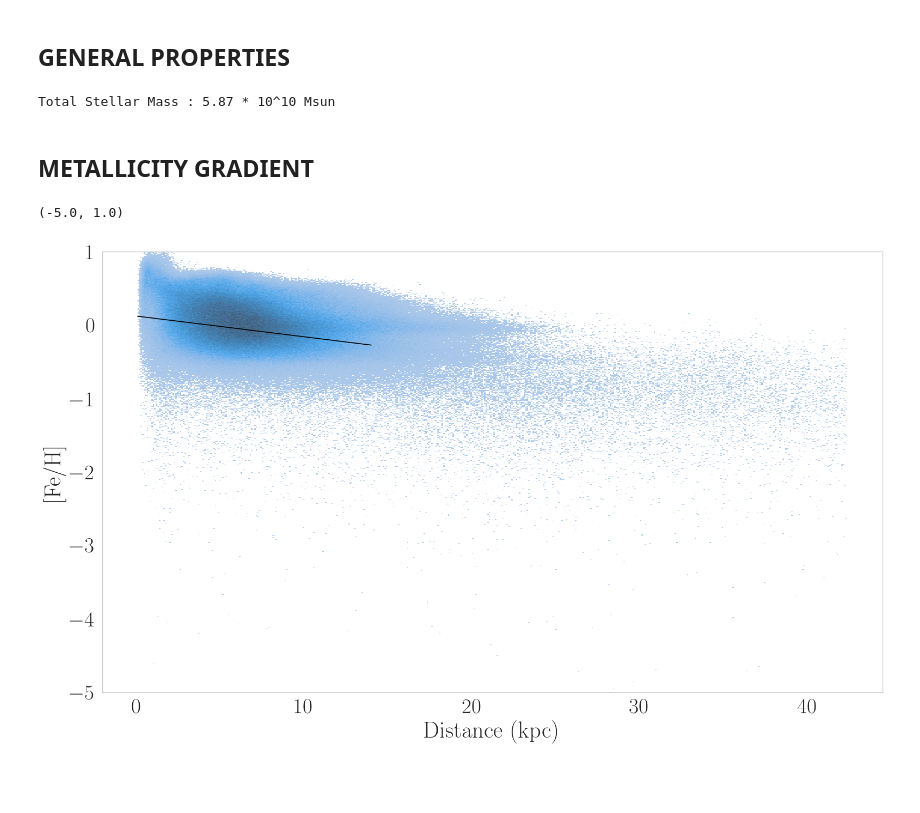
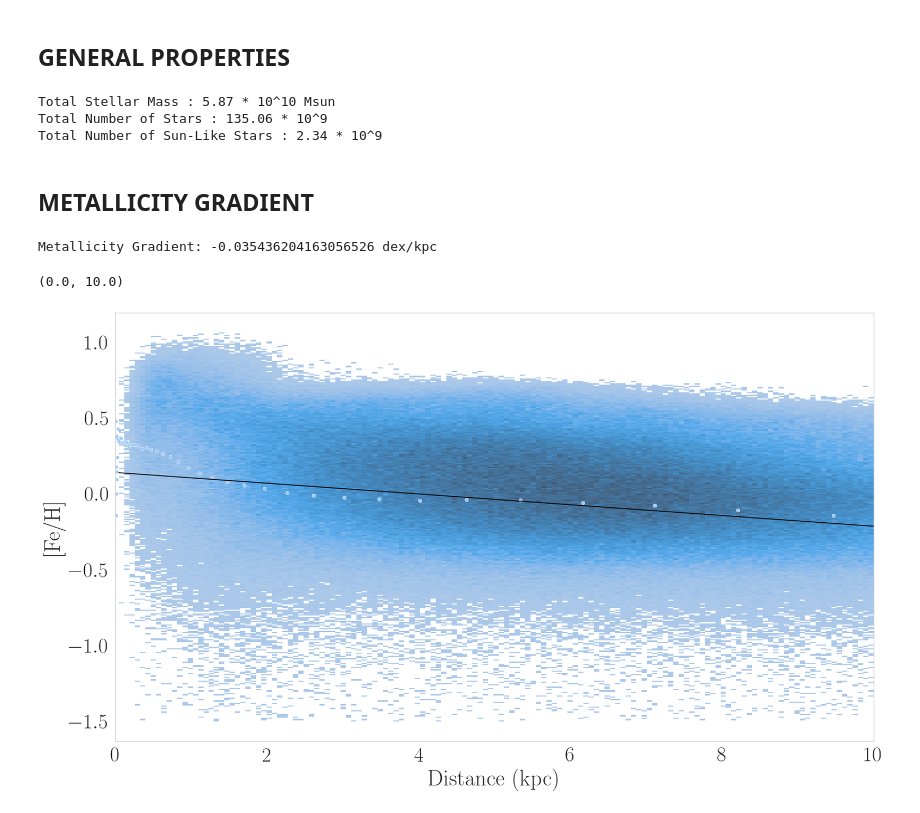
Before and after one commit to ChrisBoettner/skaro, a Jupyter notebook: notebooks/Galaxy_properties.ipynb, the cells around one changed output. Cells and saved outputs as stored; diff of their text form; code cells hidden in the pictures; blank space fills up the shorter version.

```diff
--- a/notebooks/Galaxy_properties.ipynb
+++ b/notebooks/Galaxy_properties.ipynb
@@ -30,11 +30,14 @@ from gallifrey.visualization.visualization_utils import (
 snapshot = 127
 resolution = 8192
 sim_id = "37_11"
+
+host_star_mass = 1
 # %%
 model = Model(
     snapshot=snapshot,
     resolution=resolution,
     sim_id=sim_id,
+    ngpps_star_masses=host_star_mass,
 )
 ds = model.ds
 mw = model.halo
@@ -75,8 +78,21 @@ print(
         np.sum(sphere_data["stars", "Masses"].to("Msun")).value / 1e10
     )
 )
+print(
+    "Total Number of Stars : {:.2f} * 10^9".format(
+        np.sum(sphere_data["stars", "total_number"]).value / 1e9
+    )
+)
+
+print(
+    "Total Number of Sun-Like Stars : {:.2f} * 10^9".format(
+        np.sum(sphere_data["stars", "planet_hosting_number"]).value / 1e9
+    )
+)
 # %% [output]
 Total Stellar Mass : 5.87 * 10^10 Msun
+Total Number of Stars : 135.06 * 10^9
+Total Number of Sun-Like Stars : 2.34 * 10^9
 # %% [markdown]
 ## METALLICITY GRADIENT
 # %%
@@ -88,9 +104,22 @@ data = pd.DataFrame(
     ],
     columns=["Distance (kpc)", "[Fe/H]", "Total Number"],
 )
+
+
+metallicity_profile = yt.create_profile(
+    sphere_data,
+    [("stars", "particle_radius")],
+    fields=[("stars", "[Fe/H]")],
+    units={("stars", "particle_radius"): "kpc"},
+    weight_field=("stars", "total_number"),
+)
+profile = pd.DataFrame(
+    np.array([metallicity_profile.x, metallicity_profile["stars", "[Fe/H]"]]).T,
+    columns=["Distance (kpc)", "[Fe/H]"],
+)
 # %%
-fit_range = (0, 10)
-data_range = data[data["Distance (kpc)"].between(*fit_range)]
+data_range = data[data["Distance (kpc)"].between(0, 10)]
+data_range = data_range[data_range["[Fe/H]"].between(-1.5, 1.5)]
 
 regressor = HuberRegressor().fit(
     np.c_[data_range["Distance (kpc)"], np.ones_like(data_range["Distance (kpc)"])],
@@ -98,14 +127,17 @@ regressor = HuberRegressor().fit(
     sample_weight=data_range["Total Number"],
 )
 print(f"Metallicity Gradient: {regressor.coef_[0]} dex/kpc")
+# %% [output]
+Metallicity Gradient: -0.035436204163056526 dex/kpc
 # %%
 x = np.linspace(
     data_range["Distance (kpc)"].min(), data_range["Distance (kpc)"].max(), 100
 )
 
-sns.histplot(x=data["Distance (kpc)"], y=data["[Fe/H]"])
+sns.histplot(x=data_range["Distance (kpc)"], y=data_range["[Fe/H]"])
+sns.scatterplot(x=profile["Distance (kpc)"], y=profile["[Fe/H]"])
 plt.plot(x, regressor.coef_[0] * x + regressor.coef_[1], color="black")
-plt.ylim(-5, 1)
+plt.xlim(0, 10)
 # %% [output]
-(-5.0, 1.0)
+(0.0, 10.0)
-[figure, old version]
+[figure, new version]
```
Also changed, not shown: parts of 2 cells of this notebook.
